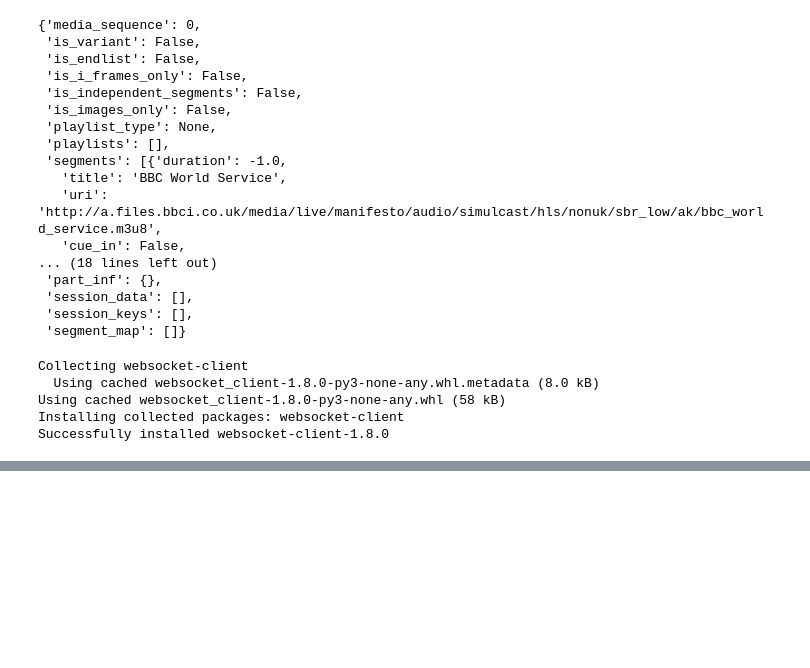
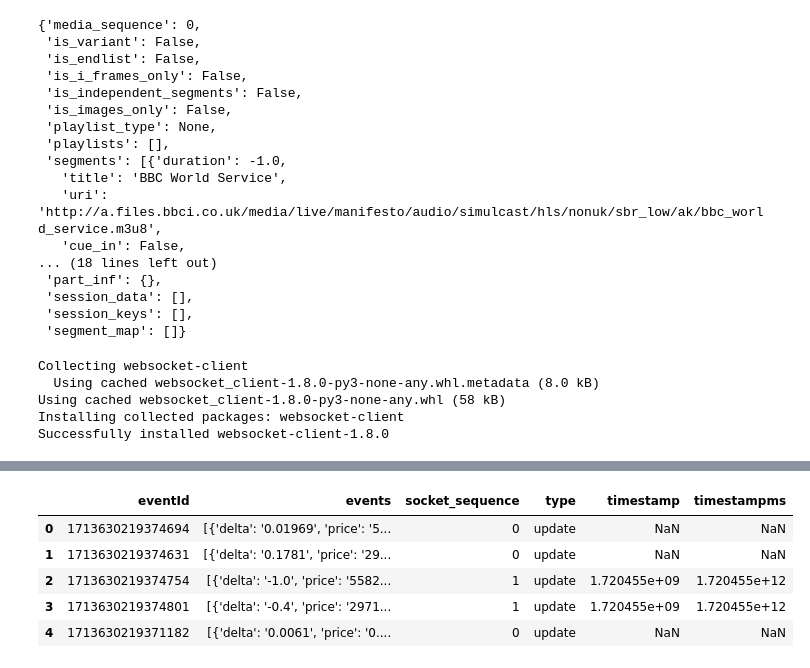
Before and after one commit to solarecho3/vectors, a Jupyter notebook: scratch_notebooks/scratch.ipynb, the cells around one changed output, grey strips where cells are left out. Drawn from its saved outputs; the diff is of its cells as text; code cells hidden in the pictures; blank space fills up the shorter version.

```diff
--- a/scratch_notebooks/scratch.ipynb
+++ b/scratch_notebooks/scratch.ipynb
@@ -249,0 +1519,9 @@ Received 'b'\xf15\x81\x1b\xcf\x82\x00(\x83\x10\xce/b\xf3\x0e\x1fb\x18r\x9b/V\x1b
+# %%
+df.head()
+# %% [output]
+|  | eventId | events | socket_sequence | type | timestamp | timestampms |
+| 0 | 1713630219374694 | [{'delta': '0.01969', 'price': '5... | 0 | update | NaN | NaN |
+| 1 | 1713630219374631 | [{'delta': '0.1781', 'price': '29... | 0 | update | NaN | NaN |
+| 2 | 1713630219374754 | [{'delta': '-1.0', 'price': '5582... | 1 | update | 1.720455e+09 | 1.720455e+12 |
+| 3 | 1713630219374801 | [{'delta': '-0.4', 'price': '2971... | 1 | update | 1.720455e+09 | 1.720455e+12 |
+| 4 | 1713630219371182 | [{'delta': '0.0061', 'price': '0.... | 0 | update | NaN | NaN |
```
Also changed, not shown: parts of 22 cells of this notebook, 1 other file.
